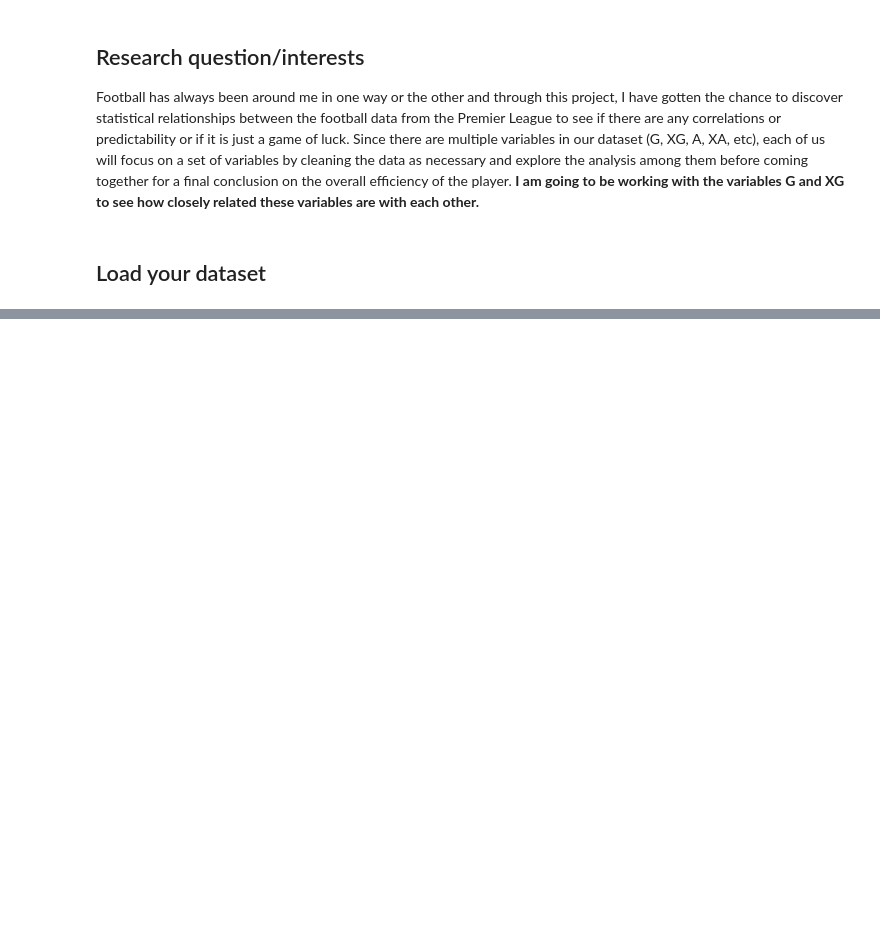
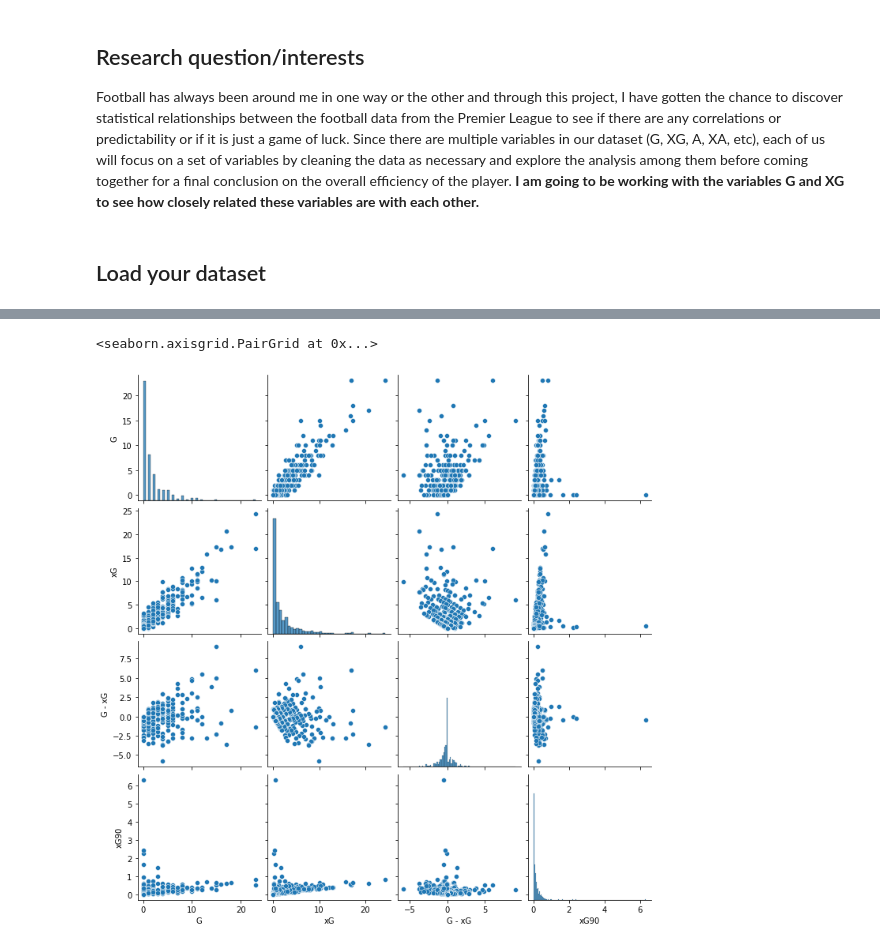
Before and after one commit to ubco-W2022T2-data301/group26, a Jupyter notebook: analysis/analysisAnanya.ipynb, the cells around one changed output, grey strips where cells are left out. Drawn from its saved outputs; the diff is of its cells as text; code cells hidden in the pictures; blank space fills up the shorter version.

```diff
--- a/analysis/analysisAnanya.ipynb
+++ b/analysis/analysisAnanya.ipynb
@@ -26,0 +76,5 @@ df
+# %%
+sns.pairplot(df2)
+# %% [output]
+<seaborn.axisgrid.PairGrid at 0x...>
+[figure, added]
```
Also changed, not shown: parts of 29 cells of this notebook, 3 other files.
